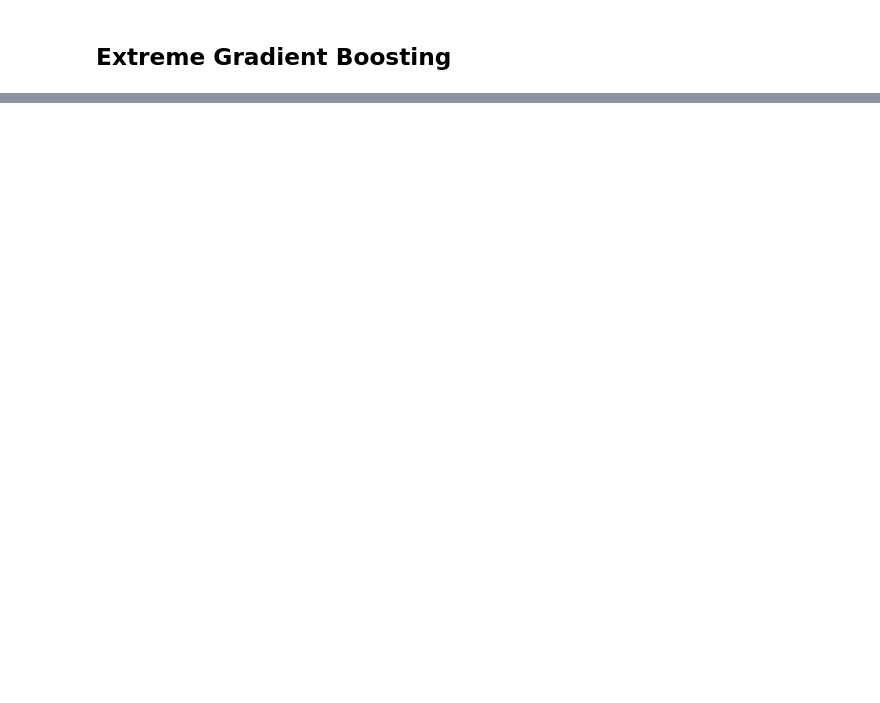
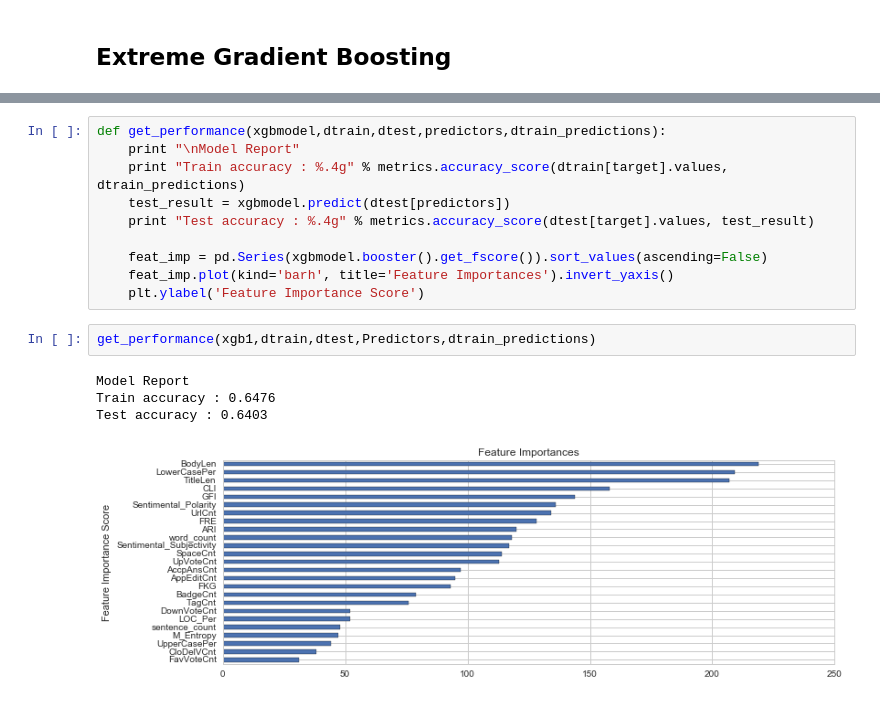
Before and after one commit to jpzhangvincent/StackOverflow-MLproject, a Jupyter notebook: PostQualityPrediction/Prediction.ipynb, the cells around one changed output, grey strips where cells are left out. Drawn from its saved outputs; the diff is of its cells as text; blank space fills up the shorter version.

```diff
--- a/PostQualityPrediction/Prediction.ipynb
+++ b/PostQualityPrediction/Prediction.ipynb
@@ -284,0 +334,17 @@ plot_featureimportance(clf.feature_importances_)
+# %%
+def get_performance(xgbmodel,dtrain,dtest,predictors,dtrain_predictions):
+    print "\nModel Report"
+    print "Train accuracy : %.4g" % metrics.accuracy_score(dtrain[target].values, dtrain_predictions)
+    test_result = xgbmodel.predict(dtest[predictors])
+    print "Test accuracy : %.4g" % metrics.accuracy_score(dtest[target].values, test_result)
+
+    feat_imp = pd.Series(xgbmodel.booster().get_fscore()).sort_values(ascending=False)
+    feat_imp.plot(kind='barh', title='Feature Importances').invert_yaxis()
+    plt.ylabel('Feature Importance Score')
+# %%
+get_performance(xgb1,dtrain,dtest,Predictors,dtrain_predictions)
+# %% [output]
+Model Report
+Train accuracy : 0.6476
+Test accuracy : 0.6403
+[figure, added]
```
Also changed, not shown: parts of 16 cells of this notebook.
